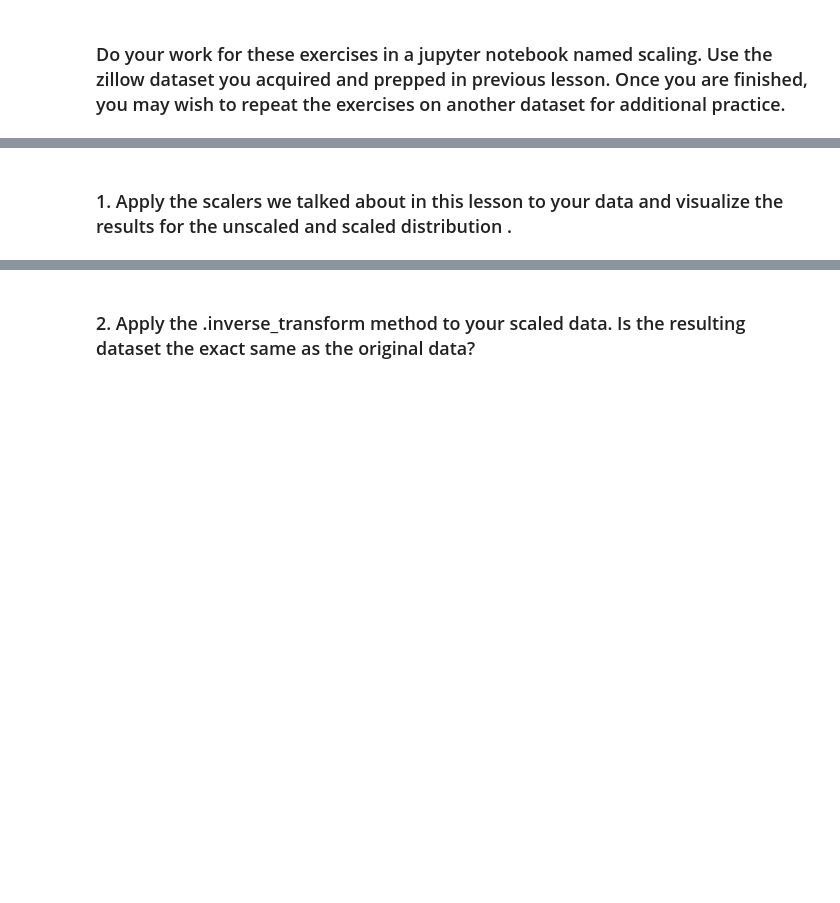
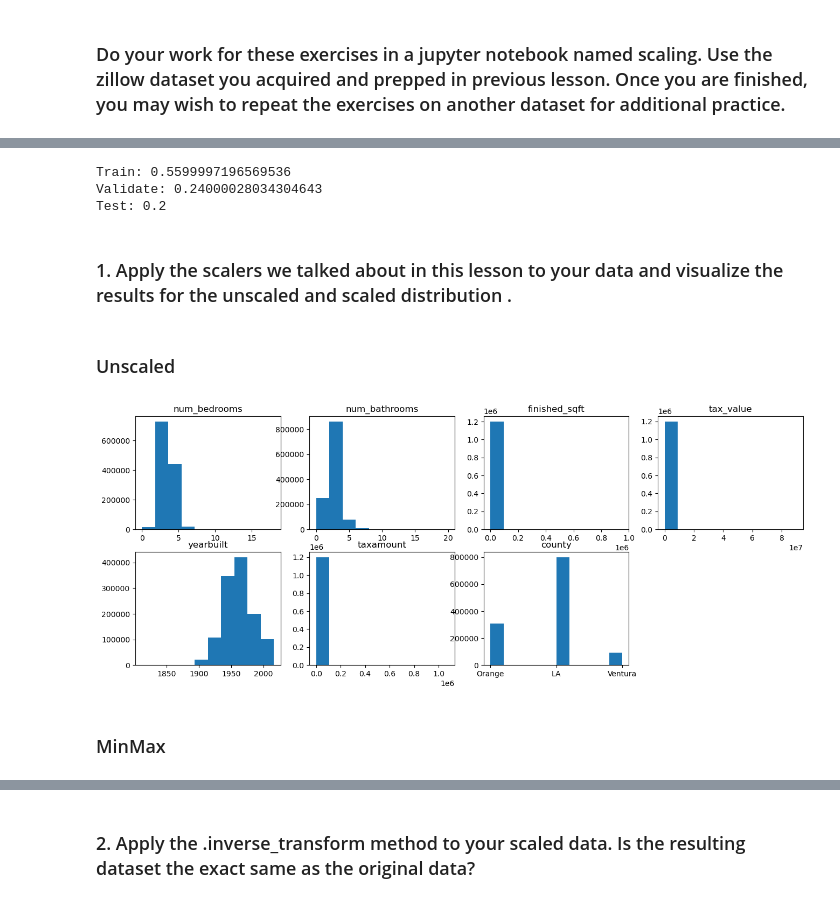
Before and after one commit to Joshua-Click/regression-exercises, a Jupyter notebook: scaling.ipynb, the cells around one changed output, grey strips where cells are left out. Saved outputs shown, nothing was run; the diff lists cells and outputs as text; code cells hidden in the pictures; blank space fills up the shorter version.

```diff
--- a/scaling.ipynb
+++ b/scaling.ipynb
@@ -32,3 +38,24 @@ w.check_columns(df)
 | 5 | taxamount | 915868 | [6941.39, 10244.94, 7924.68, 91.6... | 0 | float64 |
+# %%
+# split data
+train, validate, test = w.split_data(df)
+# %% [output]
+Train: 0.5599997196569536
+Validate: 0.24000028034304643
+Test: 0.2
 # %% [markdown]
 ### 1. Apply the scalers we talked about in this lesson to your data and visualize the results for the unscaled and scaled distribution .
+# %% [markdown]
+### Unscaled
+# %%
+
+plt.figure(figsize=(16,6))
+for i, col in enumerate(train.columns):
+    plot_num = i+1
+    plt.subplot(2,4, plot_num)
+    plt.title(col)
+    plt.hist(train[col])
+# %% [output]
+[figure, added]
+# %% [markdown]
+### MinMax
```
Also changed, not shown: parts of 15 cells of this notebook, 2 other files.
